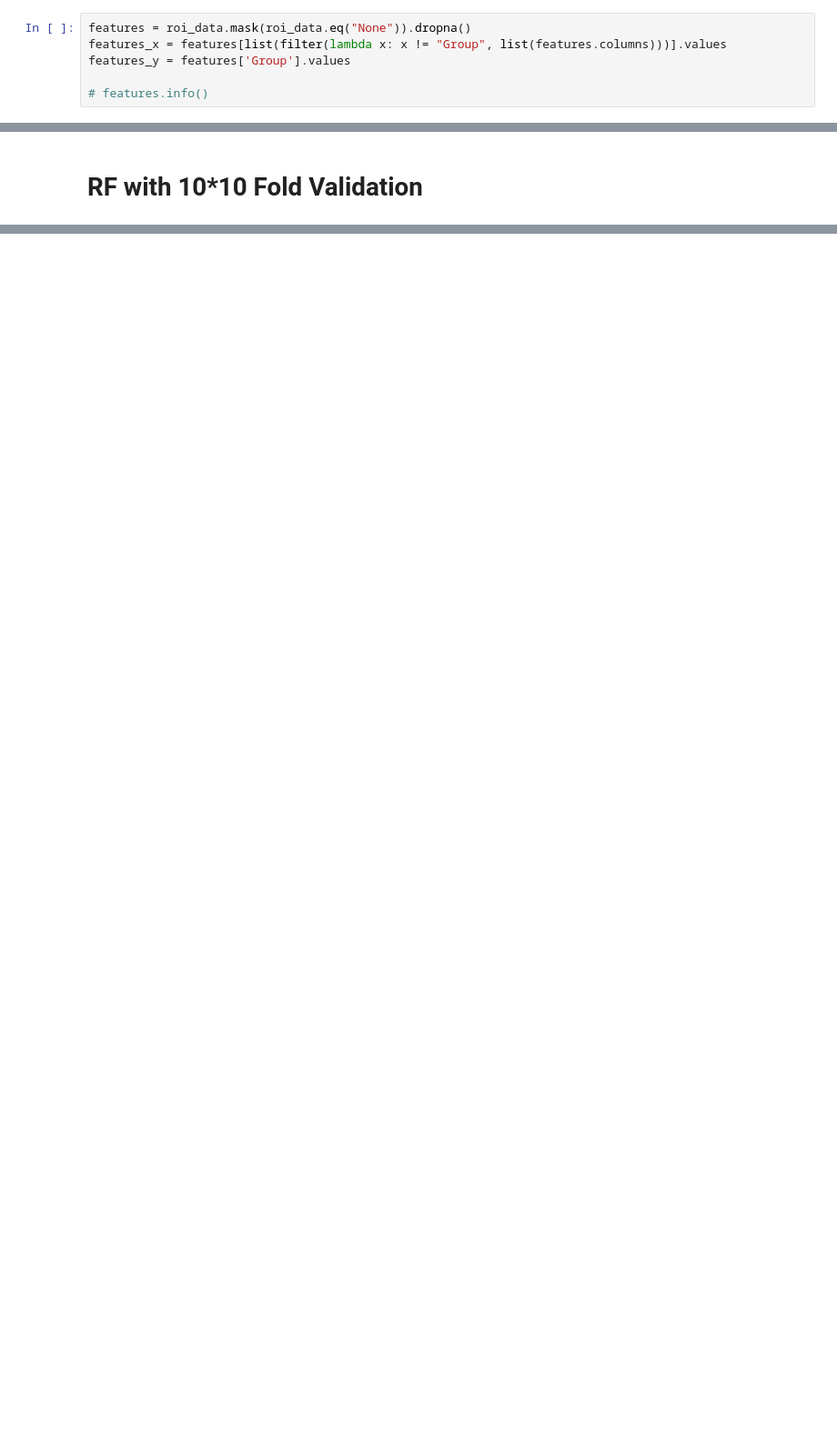
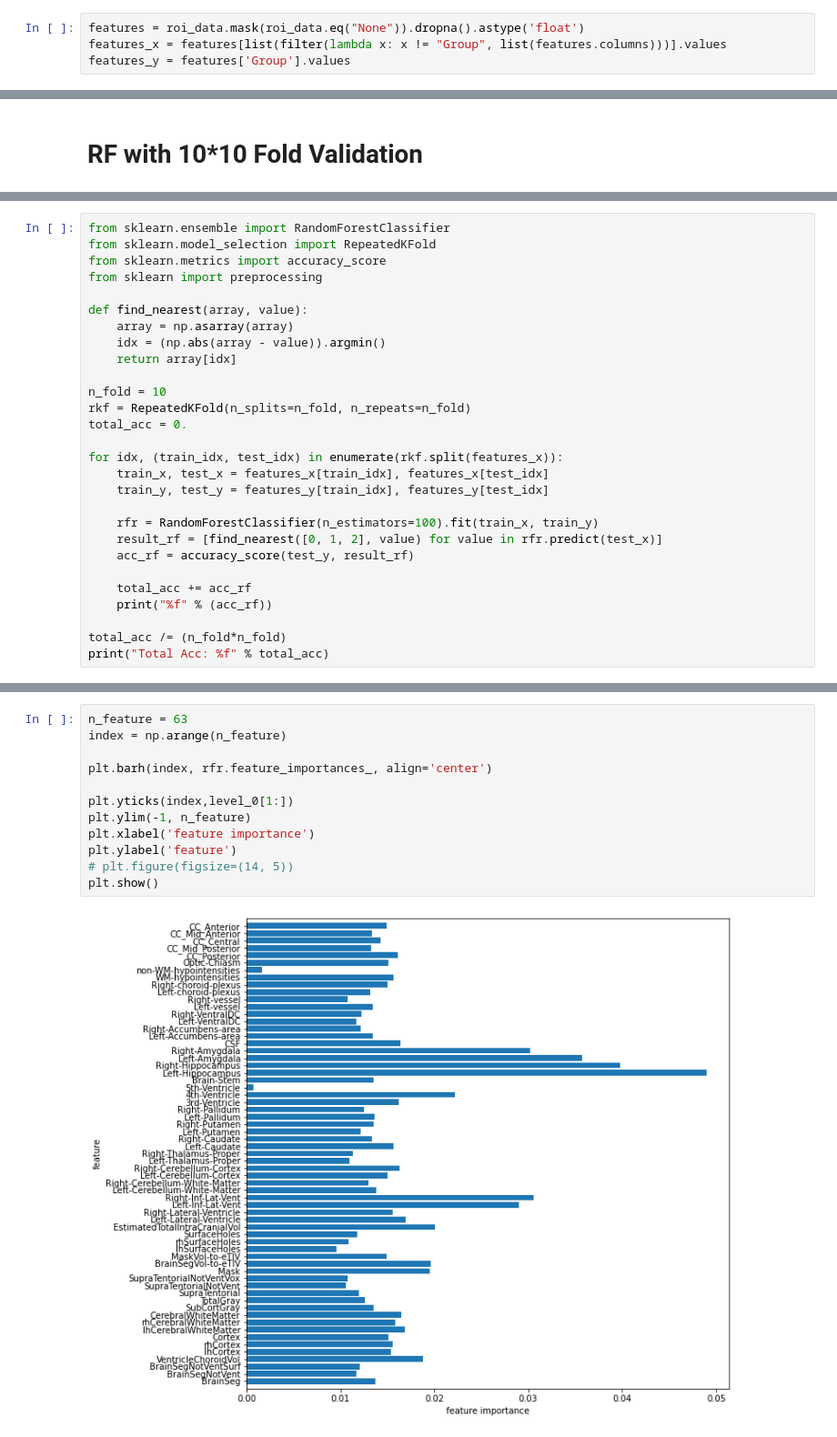
Before and after one commit to AhnBCILab/MRI_analysis, a Jupyter notebook: ml/Others/various_model.ipynb, the cells around one changed output, grey strips where cells are left out. Shown at 91% size. Drawn from its saved outputs; the diff is of its cells as text; blank space fills up the shorter version.

Commit message:
various model modified

```diff
--- a/ml/Others/various_model.ipynb
+++ b/ml/Others/various_model.ipynb
@@ -100,9 +99,7 @@ roi_data = roi_data.mask(roi_data['Group'] < 0).dropna()
 # %%
-features = roi_data.mask(roi_data.eq("None")).dropna()
+features = roi_data.mask(roi_data.eq("None")).dropna().astype('float')
 features_x = features[list(filter(lambda x: x != "Group", list(features.columns)))].values
 features_y = features['Group'].values
-
-# features.info()
 # %% [markdown]
 # SVM with 10*10 Fold Validation
 ## Non-linear SVM
@@ -235,0 +242,28 @@ clf.coef_
+# %%
+from sklearn.ensemble import RandomForestClassifier
+from sklearn.model_selection import RepeatedKFold
+from sklearn.metrics import accuracy_score
+from sklearn import preprocessing
+
+def find_nearest(array, value):
+    array = np.asarray(array)
+    idx = (np.abs(array - value)).argmin()
+    return array[idx]
+
+n_fold = 10
+rkf = RepeatedKFold(n_splits=n_fold, n_repeats=n_fold)
+total_acc = 0.
+
+for idx, (train_idx, test_idx) in enumerate(rkf.split(features_x)):
+    train_x, test_x = features_x[train_idx], features_x[test_idx]
+    train_y, test_y = features_y[train_idx], features_y[test_idx]
+
+    rfr = RandomForestClassifier(n_estimators=100).fit(train_x, train_y)
+    result_rf = [find_nearest([0, 1, 2], value) for value in rfr.predict(test_x)]
+    acc_rf = accuracy_score(test_y, result_rf)
+
+    total_acc += acc_rf
+    print("%f" % (acc_rf))
+
+total_acc /= (n_fold*n_fold)
+print("Total Acc: %f" % total_acc)
@@ -235,0 +288,14 @@ clf.coef_
+# %%
+n_feature = 63
+index = np.arange(n_feature)
+
+plt.barh(index, rfr.feature_importances_, align='center')
+
+plt.yticks(index,level_0[1:])
+plt.ylim(-1, n_feature)
+plt.xlabel('feature importance')
+plt.ylabel('feature')
+# plt.figure(figsize=(14, 5))
+plt.show()
+# %% [output]
+[figure, added]
```
Also changed, not shown: parts of 14 cells of this notebook.
